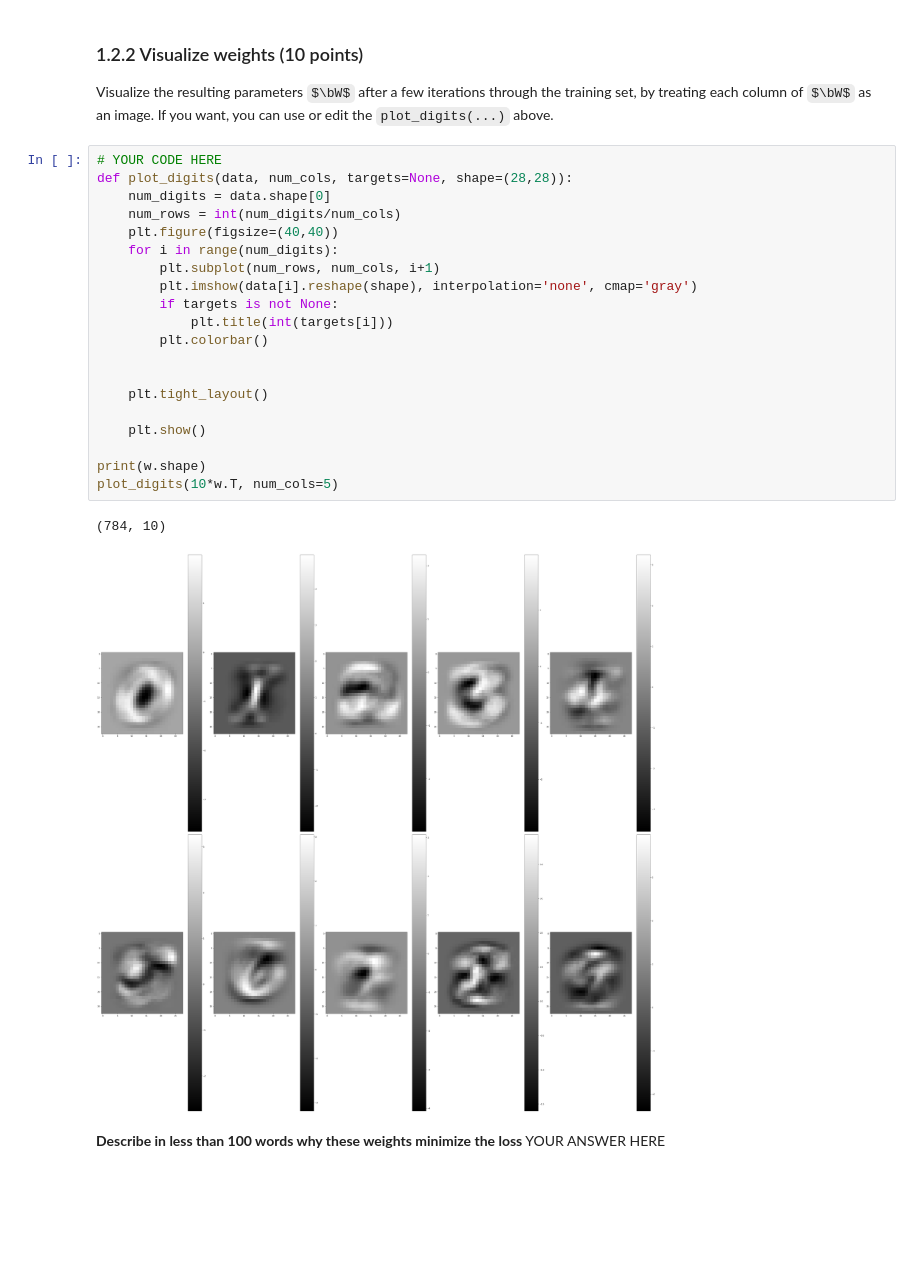
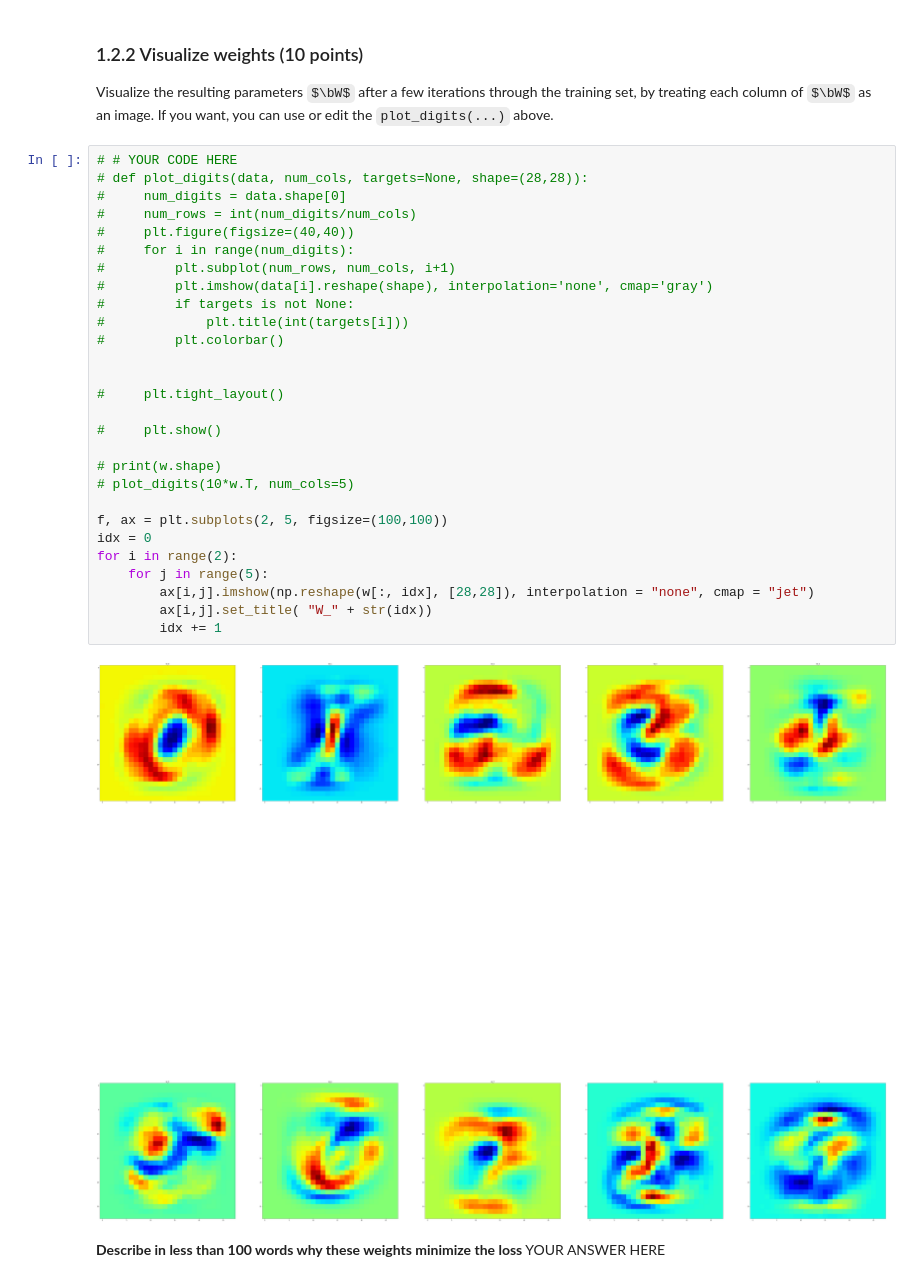
Before and after one commit to filipkny/MachineLearning1_UvA, a Jupyter notebook: lab2.ipynb, the cells around one changed output. Drawn from its saved outputs; the diff is of its cells as text; some formulas as TeX source; blank space fills up the shorter version.

```diff
--- a/lab2.ipynb
+++ b/lab2.ipynb
@@ -595,28 +597,35 @@ w,b = test_sgd(x_train, t_train, x_valid, t_valid, w, b)
 ### 1.2.2 Visualize weights (10 points)
 Visualize the resulting parameters $\bW$ after a few iterations through the training set, by treating each column of $\bW$ as an image. If you want, you can use or edit the `plot_digits(...)` above.
 # %%
-# YOUR CODE HERE
-def plot_digits(data, num_cols, targets=None, shape=(28,28)):
-    num_digits = data.shape[0]
-    num_rows = int(num_digits/num_cols)
-    plt.figure(figsize=(40,40))
-    for i in range(num_digits):
-        plt.subplot(num_rows, num_cols, i+1)
-        plt.imshow(data[i].reshape(shape), interpolation='none', cmap='gray')
-        if targets is not None:
-            plt.title(int(targets[i]))
-        plt.colorbar()
+# # YOUR CODE HERE
+# def plot_digits(data, num_cols, targets=None, shape=(28,28)):
+#     num_digits = data.shape[0]
+#     num_rows = int(num_digits/num_cols)
+#     plt.figure(figsize=(40,40))
+#     for i in range(num_digits):
+#         plt.subplot(num_rows, num_cols, i+1)
+#         plt.imshow(data[i].reshape(shape), interpolation='none', cmap='gray')
+#         if targets is not None:
+#             plt.title(int(targets[i]))
+#         plt.colorbar()
 
 
-    plt.tight_layout()
+#     plt.tight_layout()
 
-    plt.show()
+#     plt.show()
 
-print(w.shape)
-plot_digits(10*w.T, num_cols=5)
+# print(w.shape)
+# plot_digits(10*w.T, num_cols=5)
+
+f, ax = plt.subplots(2, 5, figsize=(100,100))
+idx = 0
+for i in range(2):
+    for j in range(5):
+        ax[i,j].imshow(np.reshape(w[:, idx], [28,28]), interpolation = "none", cmap = "jet")
+        ax[i,j].set_title( "W_" + str(idx))
+        idx += 1
 # %% [output]
-(784, 10)
-[figure, old version]
+[figure, new version]
 # %% [markdown]
 **Describe in less than 100 words why these weights minimize the loss**
 YOUR ANSWER HERE
```
Also changed, not shown: parts of 11 cells of this notebook.
